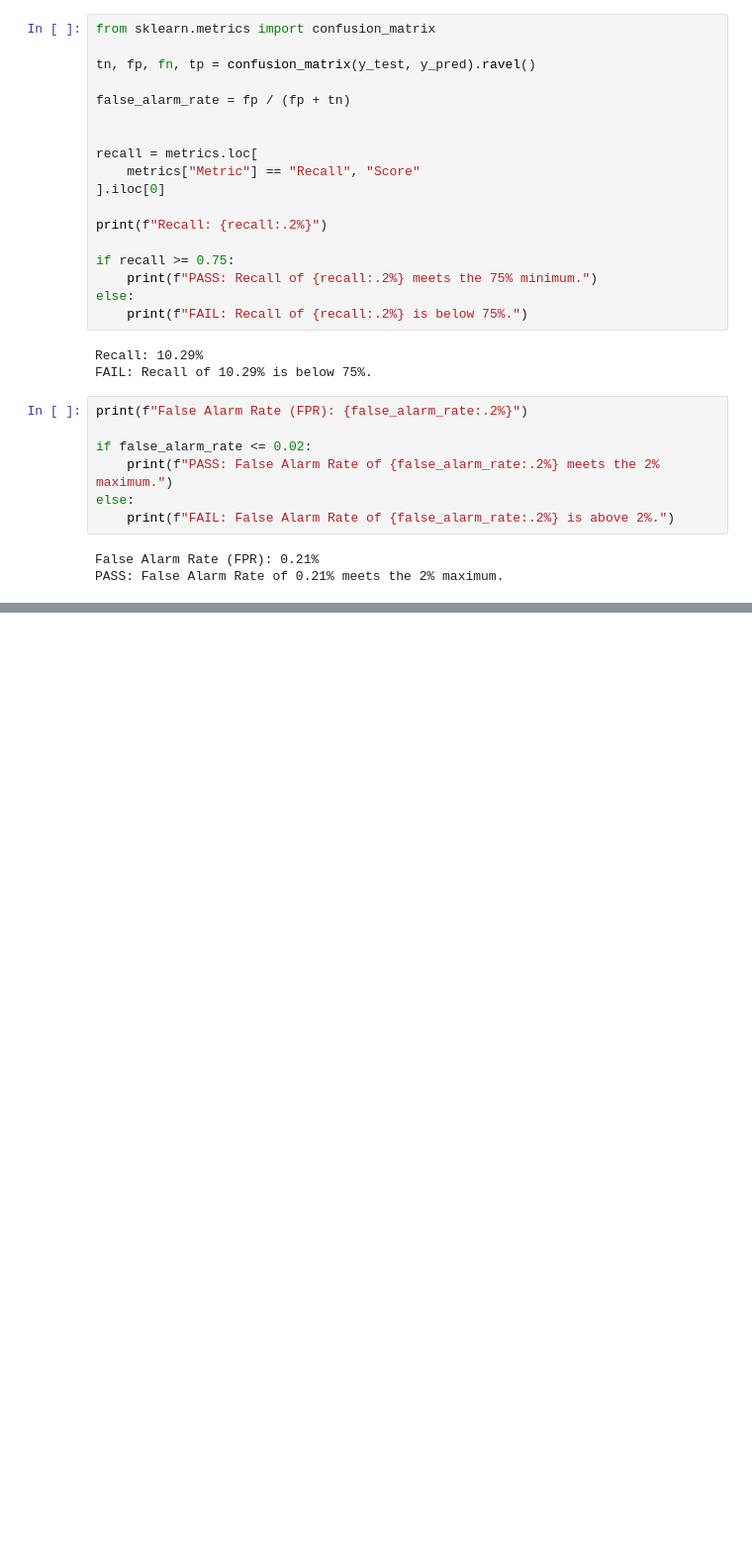
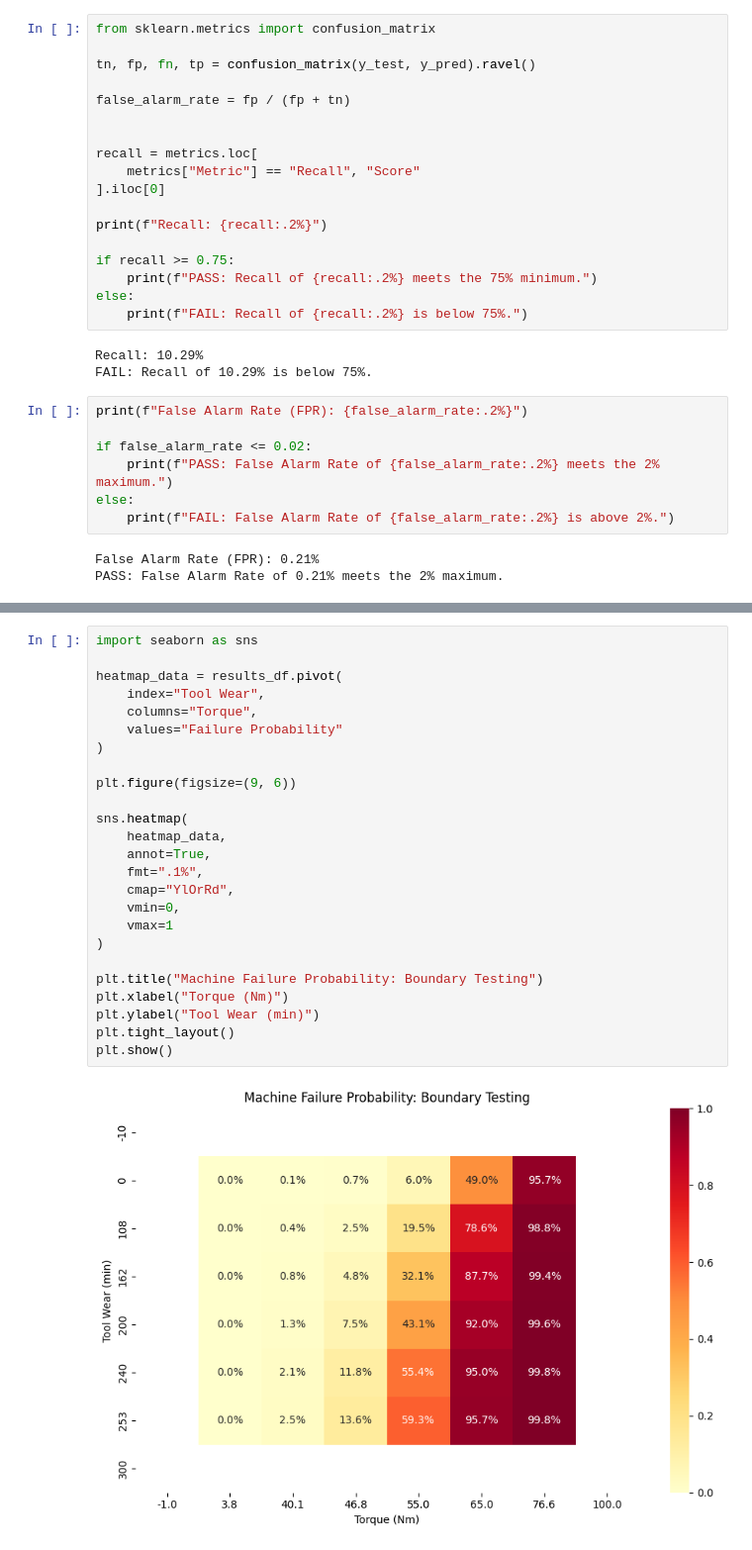
Before and after one commit to 37216110/cis480_capstone, a Jupyter notebook: notebooks/modeling/logistic_regression.ipynb, the cells around one changed output, grey strips where cells are left out. Shown at 99% size. Cells and saved outputs as stored; diff of their text form; blank space fills up the shorter version.

Commit message:
added boundary check with input validation

```diff
--- a/notebooks/modeling/logistic_regression.ipynb
+++ b/notebooks/modeling/logistic_regression.ipynb
@@ -195,0 +263,27 @@ PASS: False Alarm Rate of 0.21% meets the 2% maximum.
+# %%
+import seaborn as sns
+
+heatmap_data = results_df.pivot(
+    index="Tool Wear",
+    columns="Torque",
+    values="Failure Probability"
+)
+
+plt.figure(figsize=(9, 6))
+
+sns.heatmap(
+    heatmap_data,
+    annot=True,
+    fmt=".1%",
+    cmap="YlOrRd",
+    vmin=0,
+    vmax=1
+)
+
+plt.title("Machine Failure Probability: Boundary Testing")
+plt.xlabel("Torque (Nm)")
+plt.ylabel("Tool Wear (min)")
+plt.tight_layout()
+plt.show()
+# %% [output]
+[figure, added]
```
Also changed, not shown: parts of 3 cells of this notebook, 4 other files.
